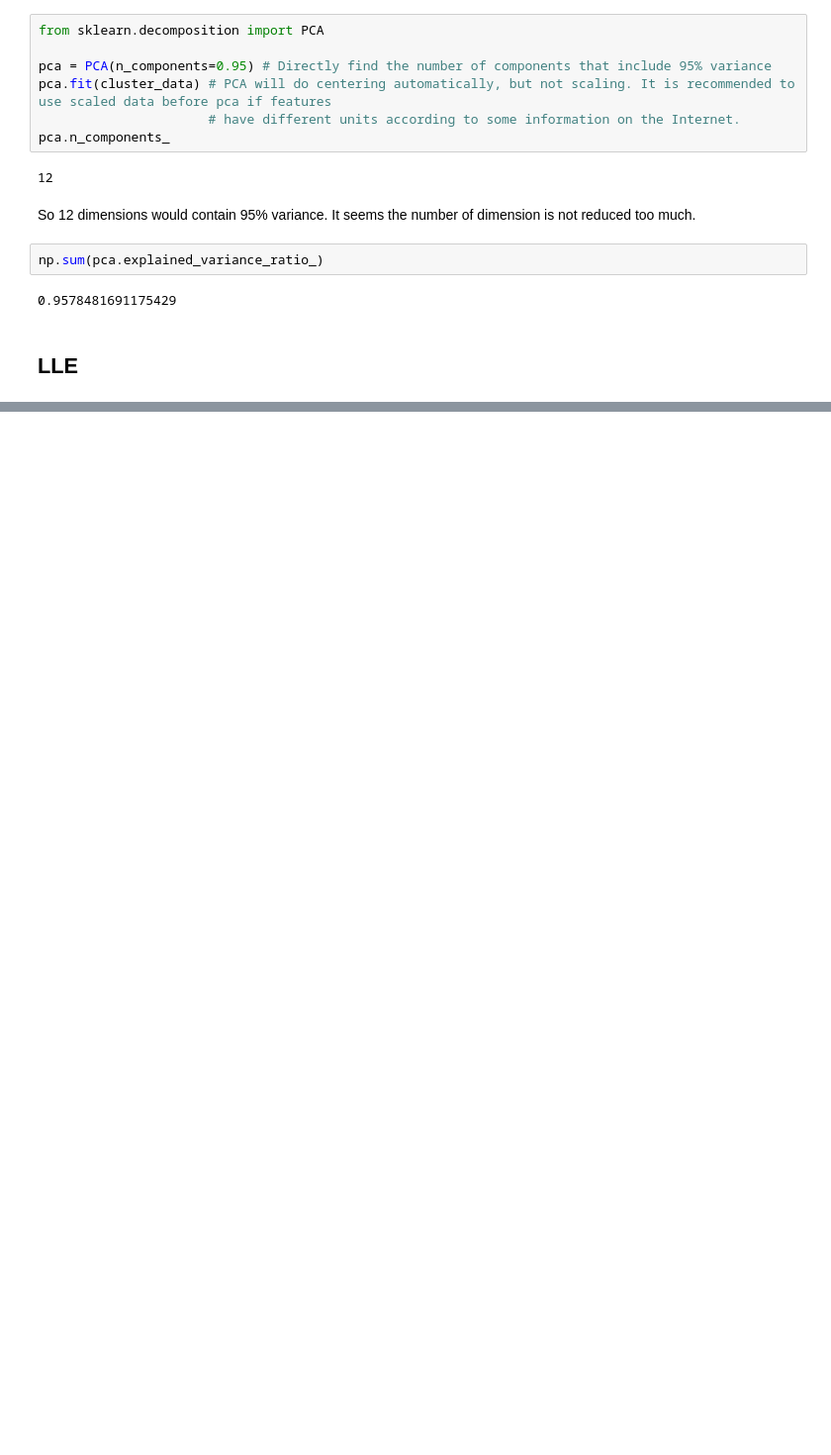
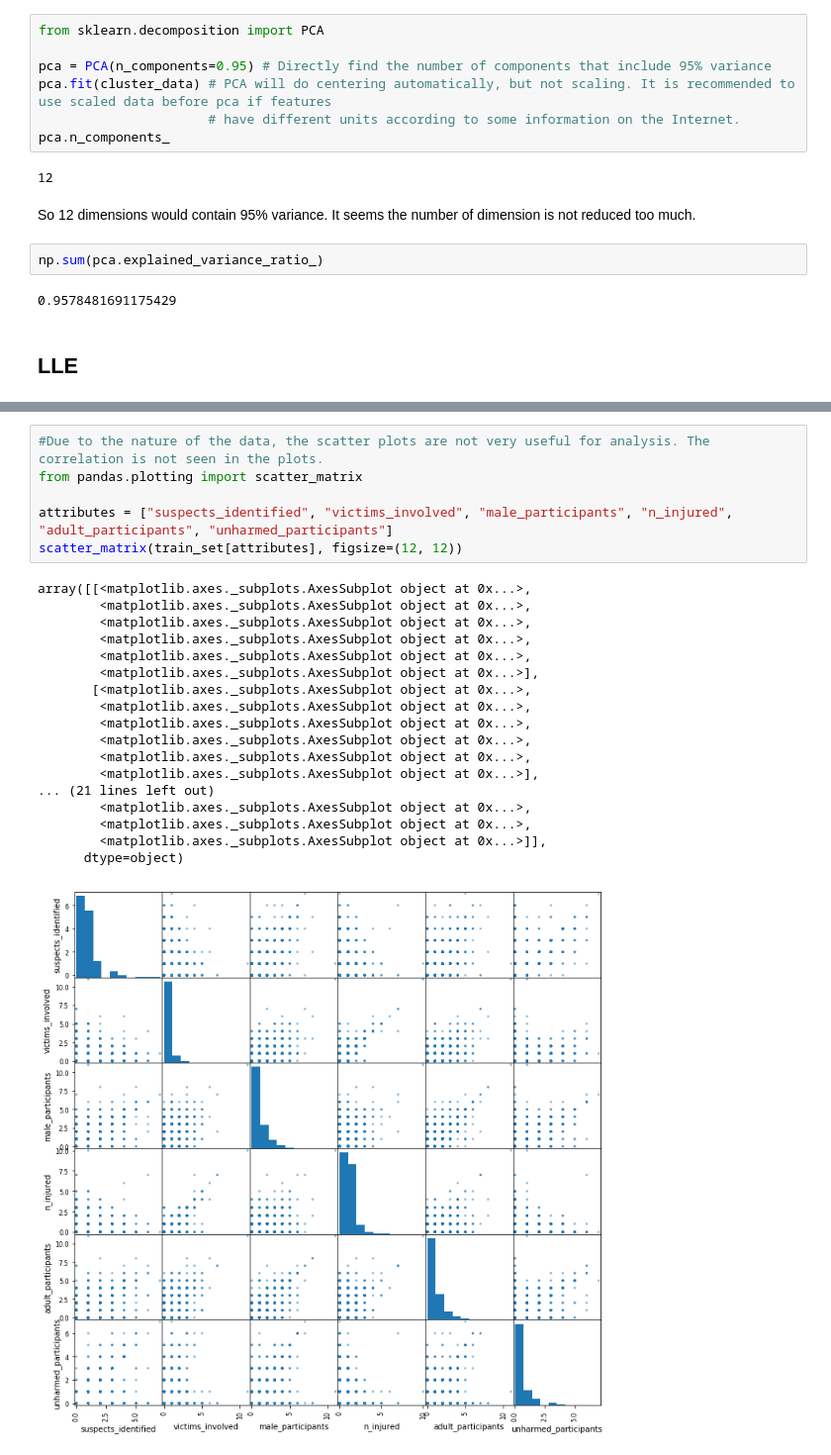
Before and after one commit to AkankshaNichrelay/Analysing-gun-violence-incidents, a Jupyter notebook: main.ipynb, the cells around one changed output, grey strips where cells are left out. Shown at 99% size. Cells and saved outputs as stored; diff of their text form; blank space fills up the shorter version.

```diff
--- a/main.ipynb
+++ b/main.ipynb
@@ -930,0 +1013,25 @@ plt.show()
+# %%
+#Due to the nature of the data, the scatter plots are not very useful for analysis. The correlation is not seen in the plots.
+from pandas.plotting import scatter_matrix
+
+attributes = ["suspects_identified", "victims_involved", "male_participants", "n_injured", "adult_participants", "unharmed_participants"]
+scatter_matrix(train_set[attributes], figsize=(12, 12))
+# %% [output]
+array([[<matplotlib.axes._subplots.AxesSubplot object at 0x...>,
+        <matplotlib.axes._subplots.AxesSubplot object at 0x...>,
+        <matplotlib.axes._subplots.AxesSubplot object at 0x...>,
+        <matplotlib.axes._subplots.AxesSubplot object at 0x...>,
+        <matplotlib.axes._subplots.AxesSubplot object at 0x...>,
+        <matplotlib.axes._subplots.AxesSubplot object at 0x...>],
+       [<matplotlib.axes._subplots.AxesSubplot object at 0x...>,
+        <matplotlib.axes._subplots.AxesSubplot object at 0x...>,
+        <matplotlib.axes._subplots.AxesSubplot object at 0x...>,
+        <matplotlib.axes._subplots.AxesSubplot object at 0x...>,
+        <matplotlib.axes._subplots.AxesSubplot object at 0x...>,
+        <matplotlib.axes._subplots.AxesSubplot object at 0x...>],
+... (21 lines left out)
+        <matplotlib.axes._subplots.AxesSubplot object at 0x...>,
+        <matplotlib.axes._subplots.AxesSubplot object at 0x...>,
+        <matplotlib.axes._subplots.AxesSubplot object at 0x...>]],
+      dtype=object)
+[figure, added]
```
Also changed, not shown: parts of 19 cells of this notebook.
